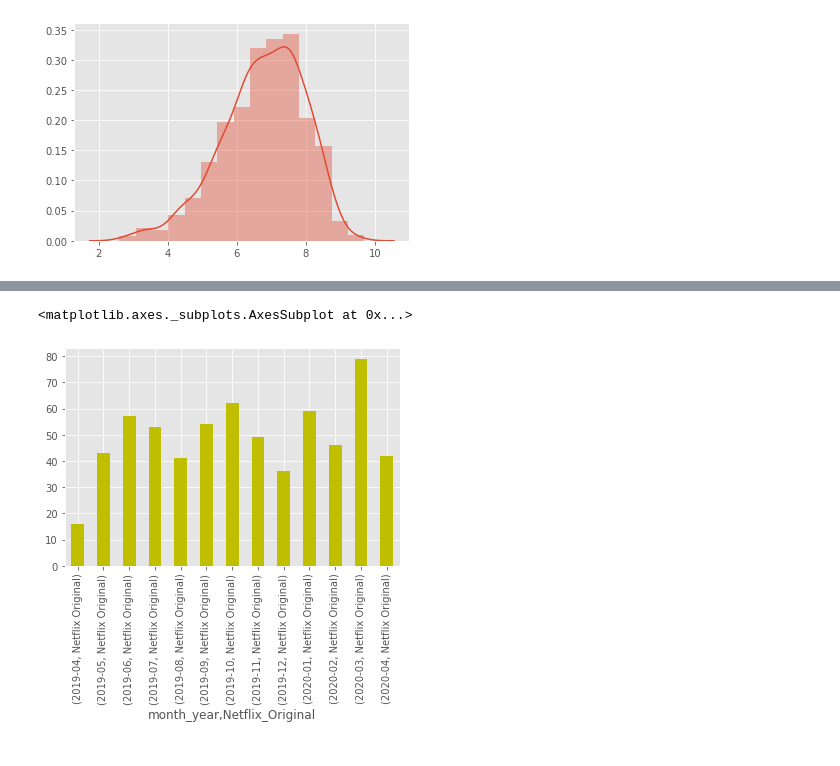
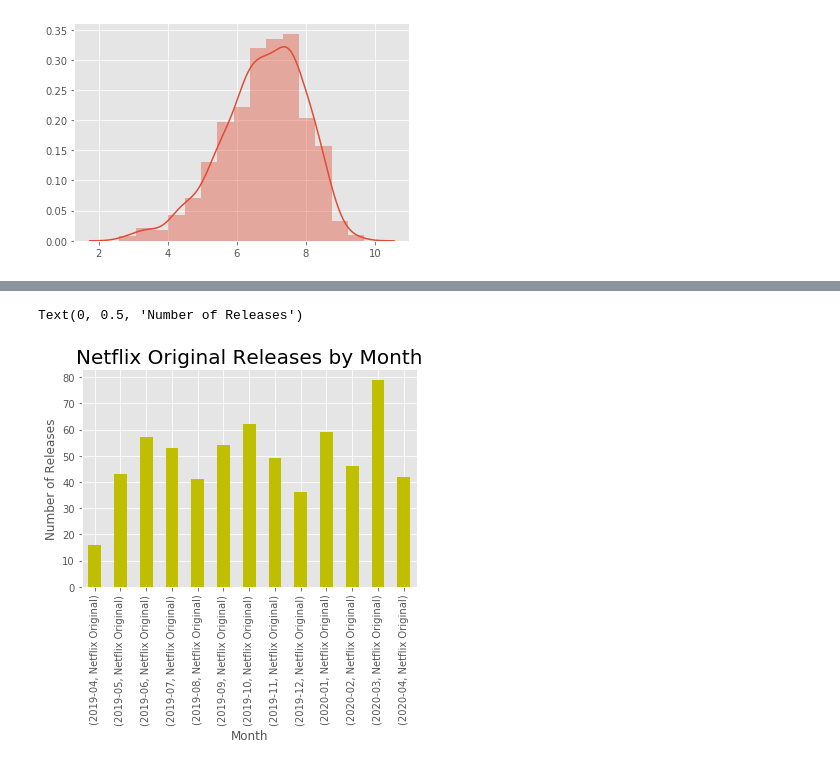
Before and after one commit to davidmz215/Netflix-Yearly-Data, a Jupyter notebook: WhatsOnNetflixDA.ipynb, the cells around one changed output, grey strips where cells are left out. Saved outputs shown, nothing was run; the diff lists cells and outputs as text; code cells hidden in the pictures.

```diff
--- a/WhatsOnNetflixDA.ipynb
+++ b/WhatsOnNetflixDA.ipynb
@@ -101,6 +127,9 @@ df_comedy.groupby('month_year')['genres'].value_counts().head(15).plot(kind='bar
 # %%
 df_original = df.loc[df['Netflix_Original'] == 'Netflix Original']
 df_original.groupby('month_year')['Netflix_Original'].value_counts().head(15).plot(kind='bar', color ='y')
+plt.title('Netflix Original Releases by Month', fontsize=20)
+plt.xlabel('Month')
+plt.ylabel('Number of Releases')
 # %% [output]
-<matplotlib.axes._subplots.AxesSubplot at 0x...>
+Text(0, 0.5, 'Number of Releases')
-[figure, old version]
+[figure, new version]
```
Also changed, not shown: parts of 11 cells of this notebook.
